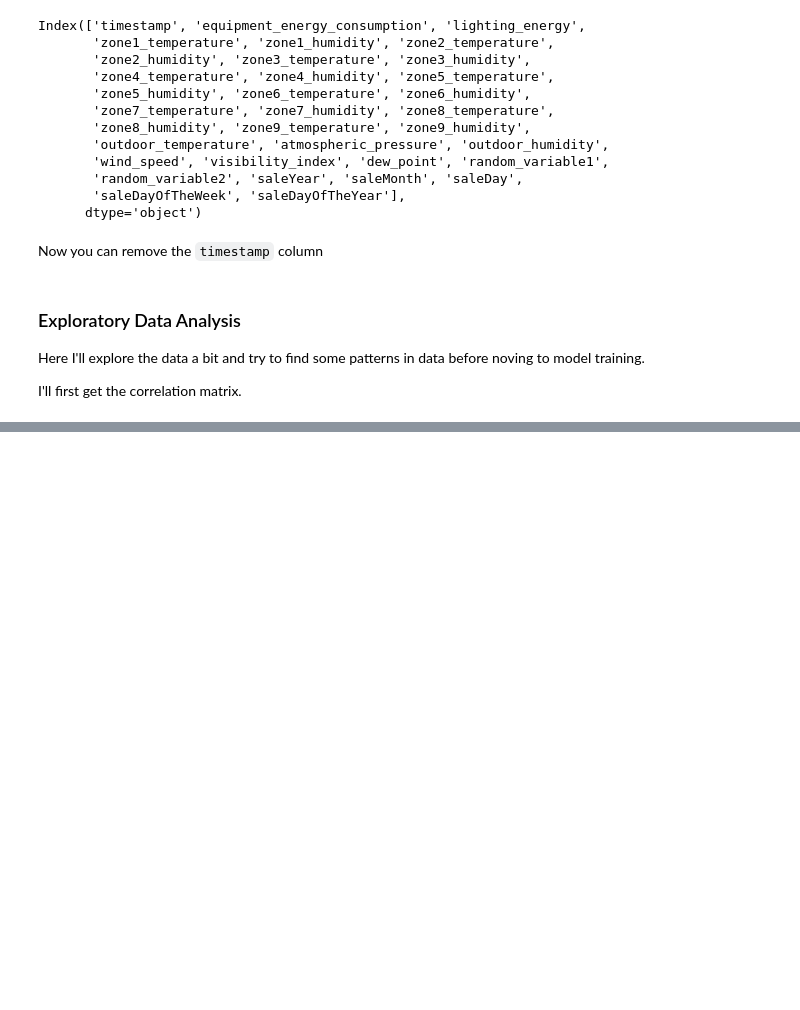
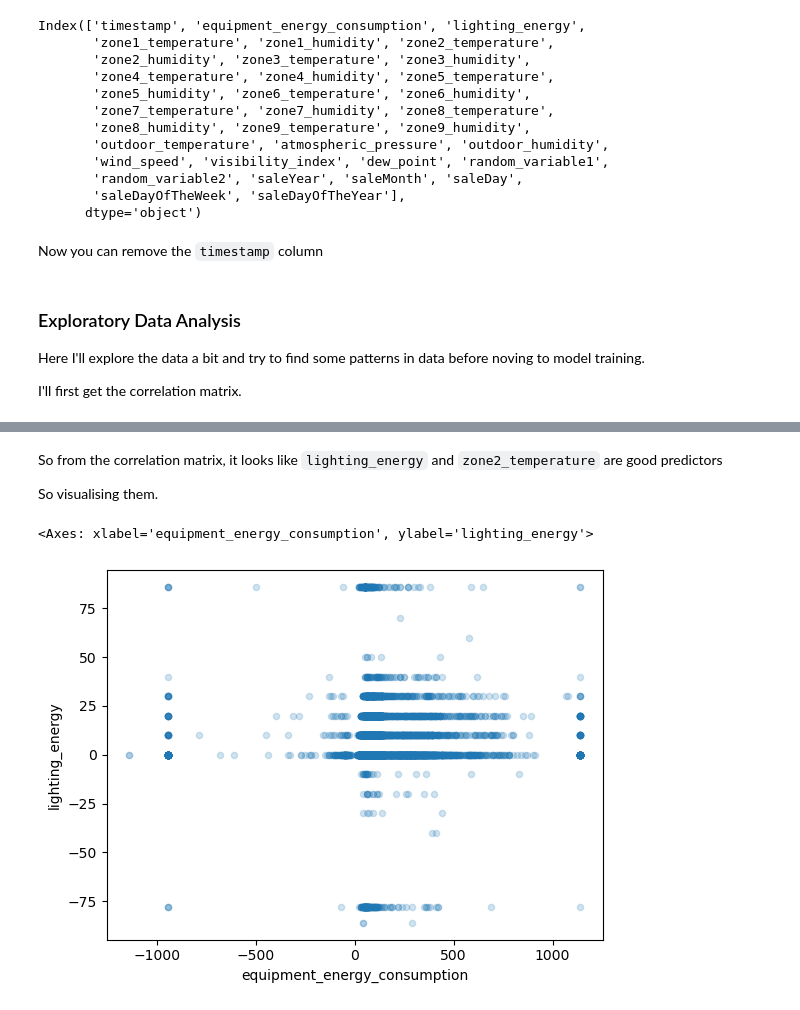
Before and after one commit to Shuraimi/DS-Intern-Assignment-Shuraim-Shafiulla-B, a Jupyter notebook: Smart Factory Energy Prediction Challenge.ipynb, the cells around one changed output, grey strips where cells are left out. Saved outputs shown, nothing was run; the diff lists cells and outputs as text; code cells hidden in the pictures; blank space fills up the shorter version.

```diff
--- a/Smart Factory Energy Prediction Challenge.ipynb
+++ b/Smart Factory Energy Prediction Challenge.ipynb
@@ -574,0 +662,12 @@ data_cop['equipment_energy_consumption'].value_counts().plot()
+# %% [markdown]
+So from the correlation matrix, it looks like `lighting_energy` and `zone2_temperature` are good predictors
+
+So visualising them.
+# %%
+data_cop.plot(kind='scatter',
+            alpha=0.2,
+             x='equipment_energy_consumption',
+             y='lighting_energy')
+# %% [output]
+<Axes: xlabel='equipment_energy_consumption', ylabel='lighting_energy'>
+[figure, added]
```
Also changed, not shown: parts of 57 cells of this notebook, 1 other file.
